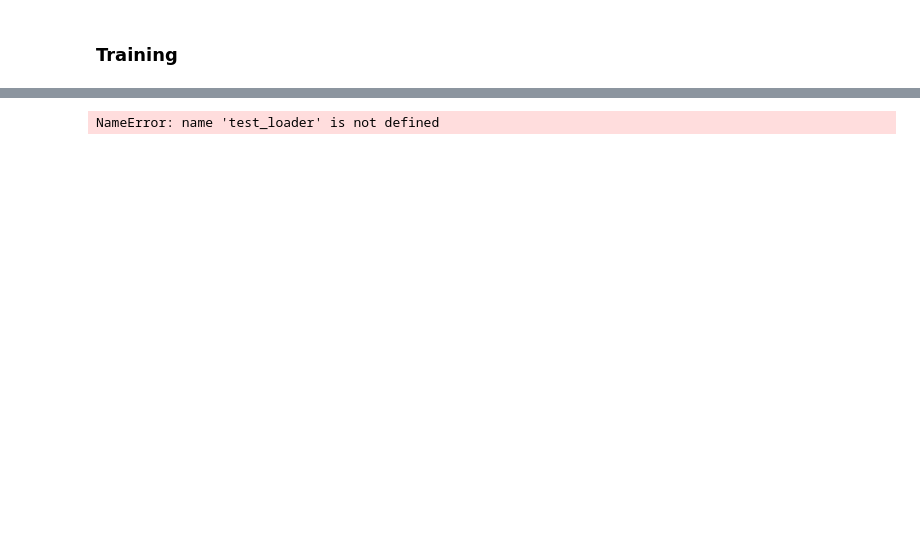
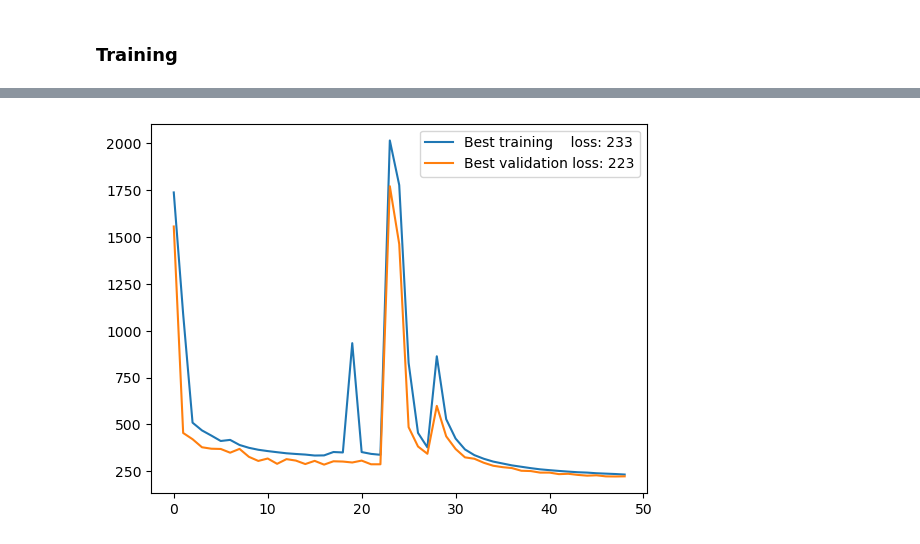
Before and after one commit to mo7amed7assan1911/Floor_Plan_Generation_using_GNNs, a Jupyter notebook: Regressions/squares_w_h.ipynb, the cells around one changed output, grey strips where cells are left out. Cells and saved outputs as stored; diff of their text form; code cells hidden in the pictures; blank space fills up the shorter version.

```diff
--- a/Regressions/squares_w_h.ipynb
+++ b/Regressions/squares_w_h.ipynb
@@ -458,7 +456,7 @@ class Planify_Dataset(Dataset):
 # %%
 edge = int(len(Graphs_pyTorch) * 0.8)
 # %%
-batch_size = 128
+batch_size = 32
 train_dataset = Planify_Dataset(Graphs_pyTorch[:edge], Boundaries_pyTorch[:edge])
 train_loader  = DataLoader(train_dataset, batch_size=batch_size, shuffle=True)
 
@@ -480,16 +478,15 @@ if not os.path.exists(checkpoint_dir):
 
 
 def save_checkpoint(model, optimizer, epoch):
-    checkpoint_path = os.path.join(checkpoint_dir, f'model_epoch_{epoch}.pt')
+    checkpoint_path = os.path.join(checkpoint_dir, f'model_epoch.pt')
     # Saving model each 15 epochs
-    if epoch % 20 == 0:
-        torch.save({
-            'model_state_dict': model.state_dict(),
-            'optimizer_state_dict': optimizer.state_dict(),
-            'epoch': epoch
-        }, checkpoint_path)
+    torch.save({
+        'model_state_dict': model.state_dict(),
+        'optimizer_state_dict': optimizer.state_dict(),
+        'epoch': epoch
+    }, checkpoint_path)
 
-        print('Model saved :)')
+    print('Model saved :)')
 # %% [markdown]
 <a id='archi'></a>
 ### Architecture
@@ -690,8 +704,8 @@ from copy import deepcopy
 
 # Hyperparameters
 learning_rate = 0.001
-num_epochs = 2
-patience = 20 # Number of epochs to wait if validation loss doesn't improve
+num_epochs = 20
+patience = 10 # Number of epochs to wait if validation loss doesn't improve
 best_val_loss = float('inf')
 
 counter = 0
@@ -701,9 +715,9 @@ criterion = nn.MSELoss()
 scheduler = torch.optim.lr_scheduler.StepLR(optimizer, step_size=1, gamma=0.950)
 # %%
 # Notice
-best_model = None
-train_losses = []
-val_losses = []
+# best_model = None
+# train_losses = []
+# val_losses = []
 # %% [markdown]
 <a id='train'></a>
 ### Training
@@ -742,14 +792,6 @@ OutOfMemoryError: CUDA out of memory. Tried to allocate 14.00 MiB (GPU 0; 4.00 G
-# %%
-for l in test_loader:
-    g = l['G']
-    b = l['B']
-
-    res = model(g, b)
-    break
-
-
-graph = Graphs_pyTorch[0]
-target = torch.cat((graph.rec_w.unsqueeze(1), graph.rec_h.unsqueeze(1)), dim=1)
-target, res.int()
-# %% [output]
-NameError: name 'test_loader' is not defined
+# %%
+plt.plot(train_losses, label=f'Best training    loss: {min(train_losses):.0f}');
+plt.plot(val_losses, label=f'Best validation loss: {min(val_losses):.0f}');
+plt.legend();
+# %% [output]
+[figure, added]
```
Also changed, not shown: parts of 3 cells of this notebook.
